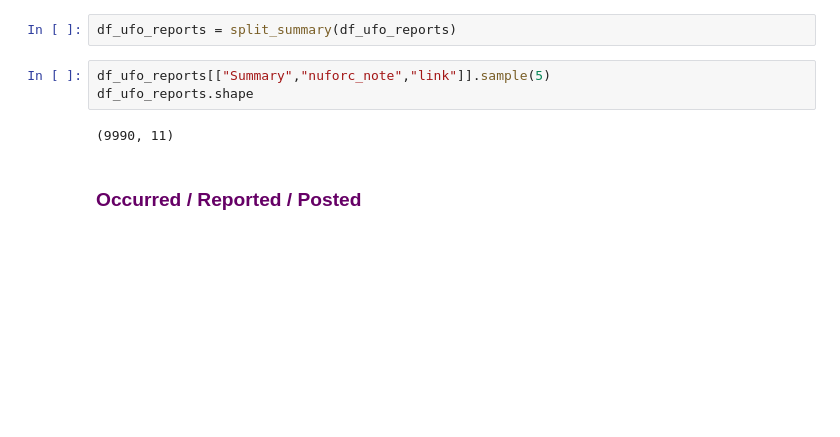
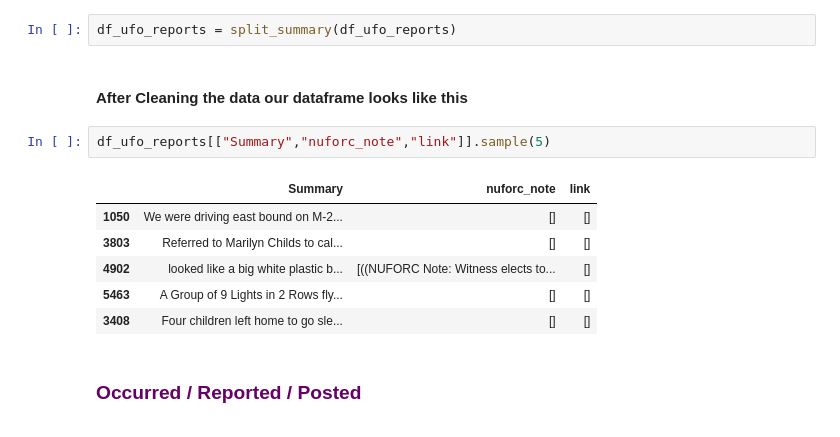
Before and after one commit to kiru/ada_project, a Jupyter notebook: UFO.ipynb, the cells around one changed output. Saved outputs shown, nothing was run; the diff lists cells and outputs as text; blank space fills up the shorter version.

```diff
--- a/UFO.ipynb
+++ b/UFO.ipynb
@@ -165,11 +162,17 @@ Spliting of
 - all links of each summary into a seperate column
 # %%
 df_ufo_reports = split_summary(df_ufo_reports)
+# %% [markdown]
+#### After Cleaning the data our dataframe looks like this
 # %%
 df_ufo_reports[["Summary","nuforc_note","link"]].sample(5)
-df_ufo_reports.shape
 # %% [output]
-(9990, 11)
+|  | Summary | nuforc_note | link |
+| 1050 | We were driving east bound on M-2... | [] | [] |
+| 3803 | Referred to Marilyn Childs to cal... | [] | [] |
+| 4902 | looked like a big white plastic b... | [((NUFORC Note: Witness elects to... | [] |
+| 5463 | A Group of 9 Lights in 2 Rows fly... | [] | [] |
+| 3408 | Four children left home to go sle... | [] | [] |
 # %% [markdown]
 <font color='#660066'>
 
```
Also changed, not shown: parts of 11 cells of this notebook, 1 other file.
